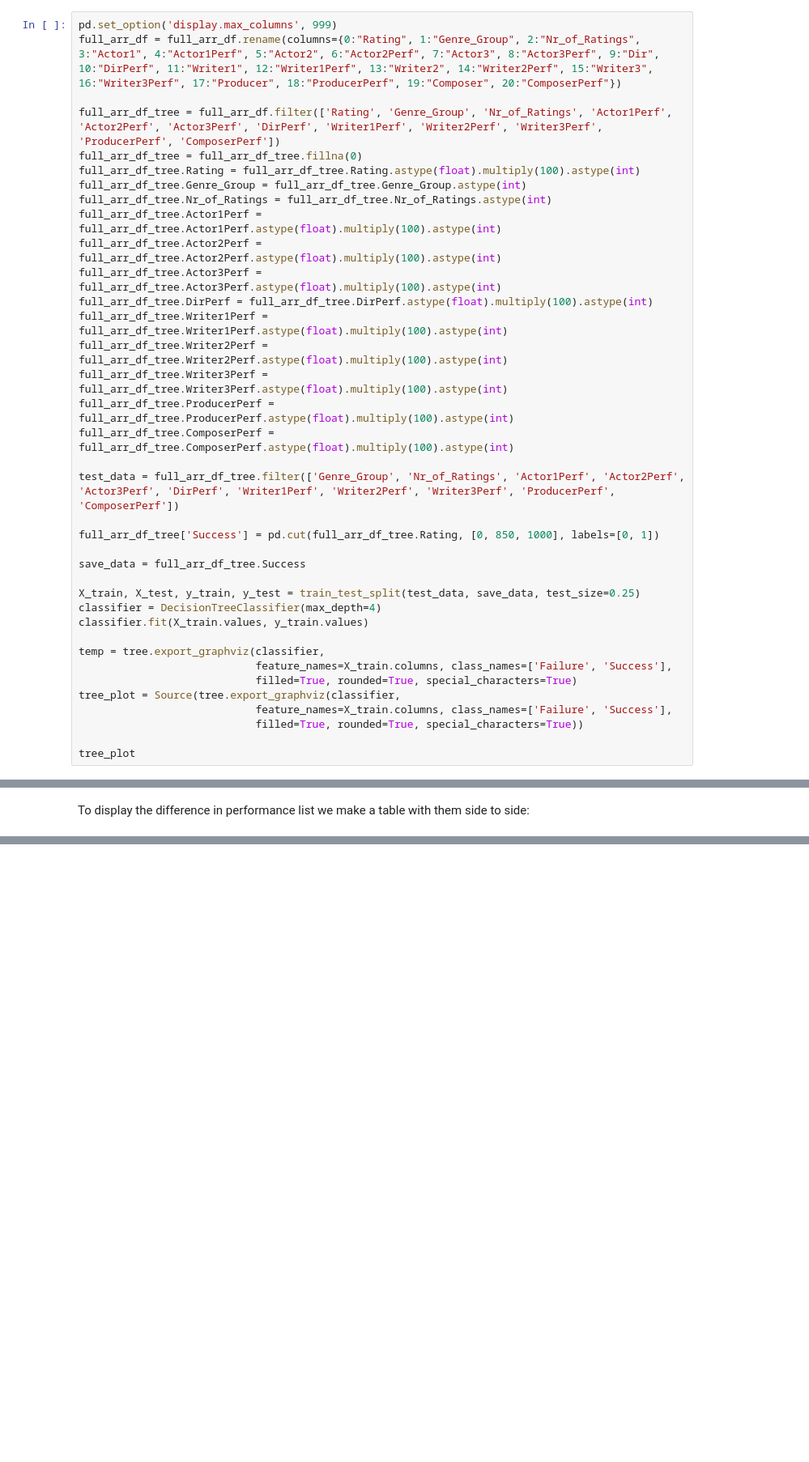
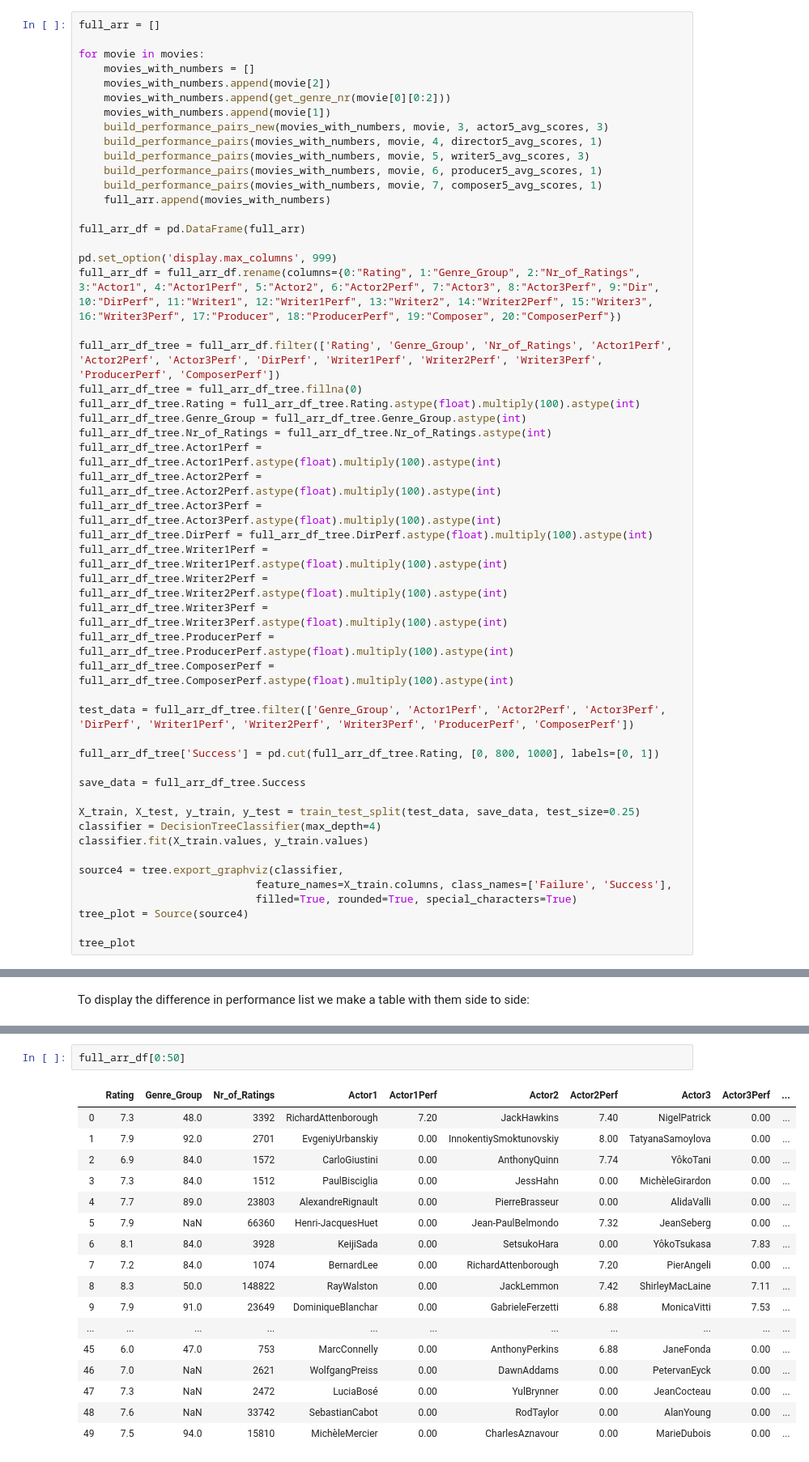
Before and after one commit to Vildmusen/Data_Mining, a Jupyter notebook: Data Mining Project.ipynb, the cells around one changed output, grey strips where cells are left out. Shown: that part at 81% size. Cells and saved outputs as stored; diff of their text form; blank space fills up the shorter version.

```diff
--- a/Data Mining Project.ipynb
+++ b/Data Mining Project.ipynb
@@ -747,4 +804,20 @@ To further improve the results, this time we only use actors who have appeared i
 # %%
+full_arr = []
+
+for movie in movies:
+    movies_with_numbers = []
+    movies_with_numbers.append(movie[2])
+    movies_with_numbers.append(get_genre_nr(movie[0][0:2]))
+    movies_with_numbers.append(movie[1])
+    build_performance_pairs_new(movies_with_numbers, movie, 3, actor5_avg_scores, 3)
+    build_performance_pairs(movies_with_numbers, movie, 4, director5_avg_scores, 1)
+    build_performance_pairs(movies_with_numbers, movie, 5, writer5_avg_scores, 3)
+    build_performance_pairs(movies_with_numbers, movie, 6, producer5_avg_scores, 1)
+    build_performance_pairs(movies_with_numbers, movie, 7, composer5_avg_scores, 1)
+    full_arr.append(movies_with_numbers)
+
+full_arr_df = pd.DataFrame(full_arr)
+
 pd.set_option('display.max_columns', 999)
 full_arr_df = full_arr_df.rename(columns={0:"Rating", 1:"Genre_Group", 2:"Nr_of_Ratings", 3:"Actor1", 4:"Actor1Perf", 5:"Actor2", 6:"Actor2Perf", 7:"Actor3", 8:"Actor3Perf", 9:"Dir", 10:"DirPerf", 11:"Writer1", 12:"Writer1Perf", 13:"Writer2", 14:"Writer2Perf", 15:"Writer3", 16:"Writer3Perf", 17:"Producer", 18:"ProducerPerf", 19:"Composer", 20:"ComposerPerf"})
 
@@ -763,9 +836,9 @@ full_arr_df_tree.Writer3Perf = full_arr_df_tree.Writer3Perf.astype(float).multip
 full_arr_df_tree.ProducerPerf = full_arr_df_tree.ProducerPerf.astype(float).multiply(100).astype(int)
 full_arr_df_tree.ComposerPerf = full_arr_df_tree.ComposerPerf.astype(float).multiply(100).astype(int)
 
-test_data = full_arr_df_tree.filter(['Genre_Group', 'Nr_of_Ratings', 'Actor1Perf', 'Actor2Perf', 'Actor3Perf', 'DirPerf', 'Writer1Perf', 'Writer2Perf', 'Writer3Perf', 'ProducerPerf', 'ComposerPerf'])
+test_data = full_arr_df_tree.filter(['Genre_Group', 'Actor1Perf', 'Actor2Perf', 'Actor3Perf', 'DirPerf', 'Writer1Perf', 'Writer2Perf', 'Writer3Perf', 'ProducerPerf', 'ComposerPerf'])
 
-full_arr_df_tree['Success'] = pd.cut(full_arr_df_tree.Rating, [0, 850, 1000], labels=[0, 1])
+full_arr_df_tree['Success'] = pd.cut(full_arr_df_tree.Rating, [0, 800, 1000], labels=[0, 1])
 
 save_data = full_arr_df_tree.Success
 
@@ -773,12 +846,10 @@ X_train, X_test, y_train, y_test = train_test_split(test_data, save_data, test_s
 classifier = DecisionTreeClassifier(max_depth=4)
 classifier.fit(X_train.values, y_train.values)
 
-temp = tree.export_graphviz(classifier,
+source4 = tree.export_graphviz(classifier,
                             feature_names=X_train.columns, class_names=['Failure', 'Success'],
                             filled=True, rounded=True, special_characters=True)
-tree_plot = Source(tree.export_graphviz(classifier,
-                            feature_names=X_train.columns, class_names=['Failure', 'Success'],
-                            filled=True, rounded=True, special_characters=True))
+tree_plot = Source(source4)
 
 tree_plot
 # %% [output]
@@ -866,3 +945,23 @@ actor5_avg_scores_df.describe()
+# %%
+full_arr_df[0:50]
+# %% [output]
+|  | Rating | Genre_Group | Nr_of_Ratings | Actor1 | Actor1Perf | Actor2 | Actor2Perf | Actor3 | Actor3Perf | ... |
+| 0 | 7.3 | 48.0 | 3392 | RichardAttenborough | 7.20 | JackHawkins | 7.40 | NigelPatrick | 0.00 | ... |
+| 1 | 7.9 | 92.0 | 2701 | EvgeniyUrbanskiy | 0.00 | InnokentiySmoktunovskiy | 8.00 | TatyanaSamoylova | 0.00 | ... |
+| 2 | 6.9 | 84.0 | 1572 | CarloGiustini | 0.00 | AnthonyQuinn | 7.74 | YôkoTani | 0.00 | ... |
+| 3 | 7.3 | 84.0 | 1512 | PaulBisciglia | 0.00 | JessHahn | 0.00 | MichèleGirardon | 0.00 | ... |
+| 4 | 7.7 | 89.0 | 23803 | AlexandreRignault | 0.00 | PierreBrasseur | 0.00 | AlidaValli | 0.00 | ... |
+| 5 | 7.9 | NaN | 66360 | Henri-JacquesHuet | 0.00 | Jean-PaulBelmondo | 7.32 | JeanSeberg | 0.00 | ... |
+| 6 | 8.1 | 84.0 | 3928 | KeijiSada | 0.00 | SetsukoHara | 0.00 | YôkoTsukasa | 7.83 | ... |
+| 7 | 7.2 | 84.0 | 1074 | BernardLee | 0.00 | RichardAttenborough | 7.20 | PierAngeli | 0.00 | ... |
+| 8 | 8.3 | 50.0 | 148822 | RayWalston | 0.00 | JackLemmon | 7.42 | ShirleyMacLaine | 7.11 | ... |
+| 9 | 7.9 | 91.0 | 23649 | DominiqueBlanchar | 0.00 | GabrieleFerzetti | 6.88 | MonicaVitti | 7.53 | ... |
+| ... | ... | ... | ... | ... | ... | ... | ... | ... | ... | ... |
+| 45 | 6.0 | 47.0 | 753 | MarcConnelly | 0.00 | AnthonyPerkins | 6.88 | JaneFonda | 0.00 | ... |
+| 46 | 7.0 | NaN | 2621 | WolfgangPreiss | 0.00 | DawnAddams | 0.00 | PetervanEyck | 0.00 | ... |
+| 47 | 7.3 | NaN | 2472 | LuciaBosé | 0.00 | YulBrynner | 0.00 | JeanCocteau | 0.00 | ... |
+| 48 | 7.6 | NaN | 33742 | SebastianCabot | 0.00 | RodTaylor | 0.00 | AlanYoung | 0.00 | ... |
+| 49 | 7.5 | 94.0 | 15810 | MichèleMercier | 0.00 | CharlesAznavour | 0.00 | MarieDubois | 0.00 | ... |
 # %% [markdown]
 ## Evaluation of results
 
```
Also changed, not shown: parts of 27 cells of this notebook.
